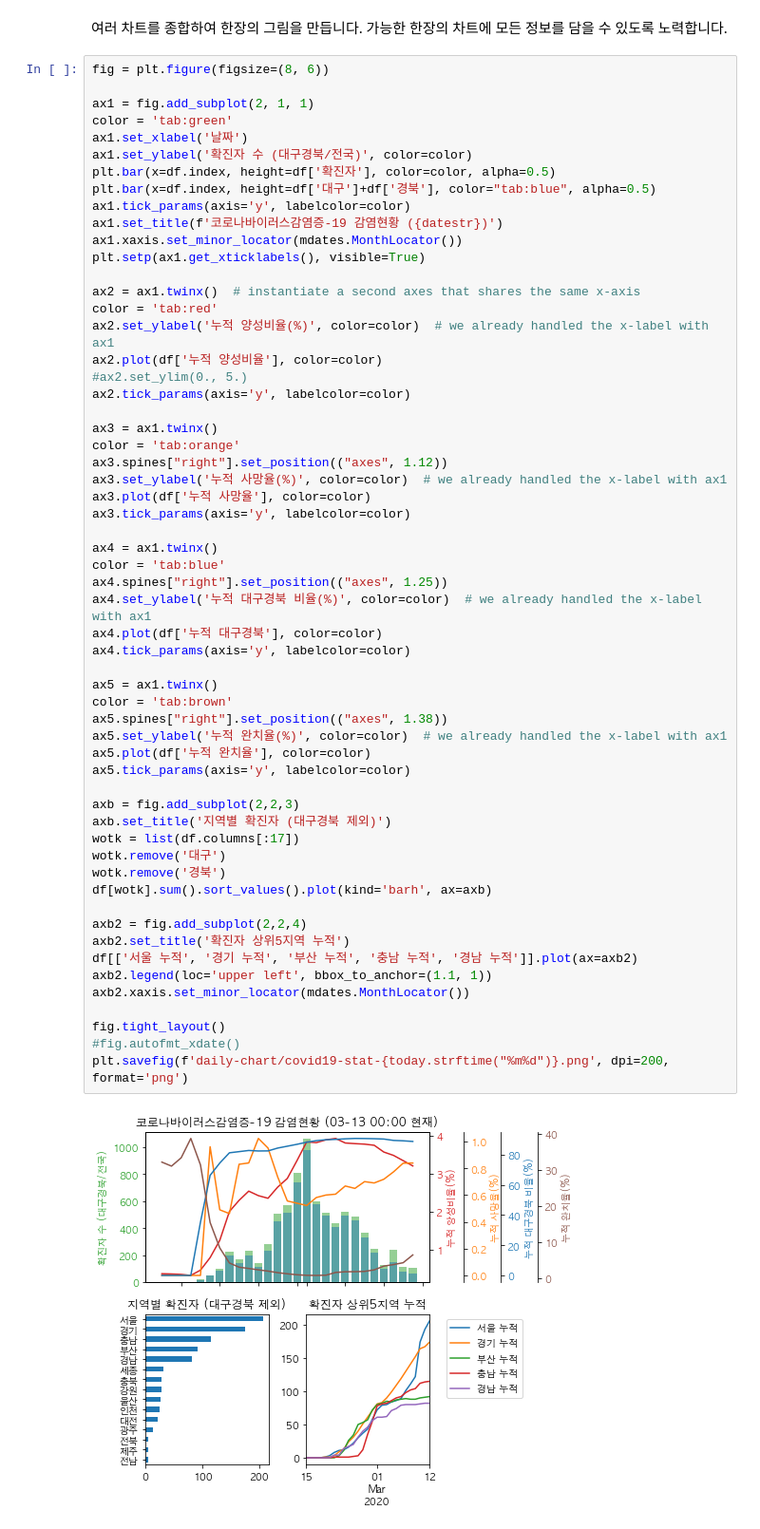
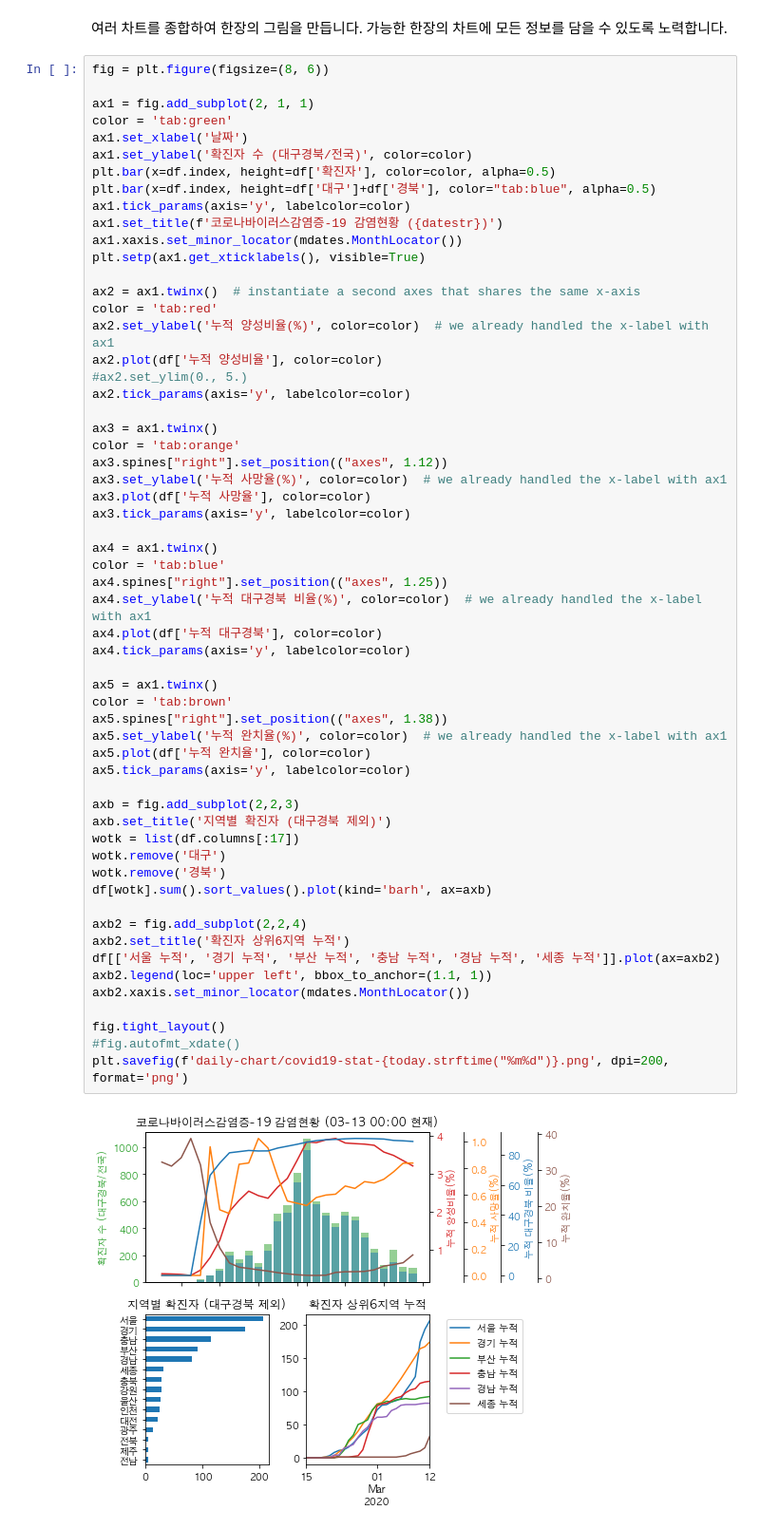
Before and after one commit to yong27/coronadaily, a Jupyter notebook: COVID19-daily-analysis.ipynb, the cells around one changed output. Shown: that part at 95% size. Drawn from its saved outputs; the diff is of its cells as text.

Commit message:
add Sejong to 3rd chart

```diff
--- a/COVID19-daily-analysis.ipynb
+++ b/COVID19-daily-analysis.ipynb
@@ -157,33 +157,33 @@ ax3.tick_params(axis='y', labelcolor=color)
 
 ax4 = ax1.twinx()
 color = 'tab:blue'
 ax4.spines["right"].set_position(("axes", 1.25))
 ax4.set_ylabel('누적 대구경북 비율(%)', color=color)  # we already handled the x-label with ax1
 ax4.plot(df['누적 대구경북'], color=color)
 ax4.tick_params(axis='y', labelcolor=color)
 
 ax5 = ax1.twinx()
 color = 'tab:brown'
 ax5.spines["right"].set_position(("axes", 1.38))
 ax5.set_ylabel('누적 완치율(%)', color=color)  # we already handled the x-label with ax1
 ax5.plot(df['누적 완치율'], color=color)
 ax5.tick_params(axis='y', labelcolor=color)
 
 axb = fig.add_subplot(2,2,3)
 axb.set_title('지역별 확진자 (대구경북 제외)')
 wotk = list(df.columns[:17])
 wotk.remove('대구')
 wotk.remove('경북')
 df[wotk].sum().sort_values().plot(kind='barh', ax=axb)
 
 axb2 = fig.add_subplot(2,2,4)
-axb2.set_title('확진자 상위5지역 누적')
-df[['서울 누적', '경기 누적', '부산 누적', '충남 누적', '경남 누적']].plot(ax=axb2)
+axb2.set_title('확진자 상위6지역 누적')
+df[['서울 누적', '경기 누적', '부산 누적', '충남 누적', '경남 누적', '세종 누적']].plot(ax=axb2)
 axb2.legend(loc='upper left', bbox_to_anchor=(1.1, 1))
 axb2.xaxis.set_minor_locator(mdates.MonthLocator())
 
 fig.tight_layout()
 #fig.autofmt_xdate()
 plt.savefig(f'daily-chart/covid19-stat-{today.strftime("%m%d")}.png', dpi=200, format='png')
 # %% [output]
-[figure, old version]
+[figure, new version]
```
Also changed, not shown: 1 other file.
